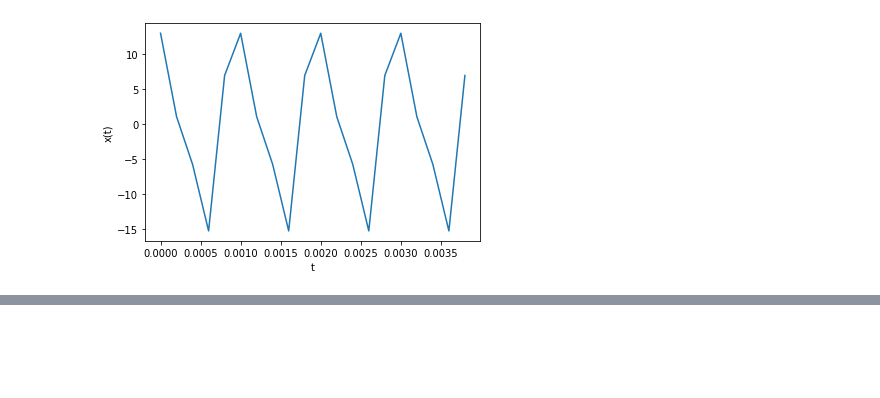
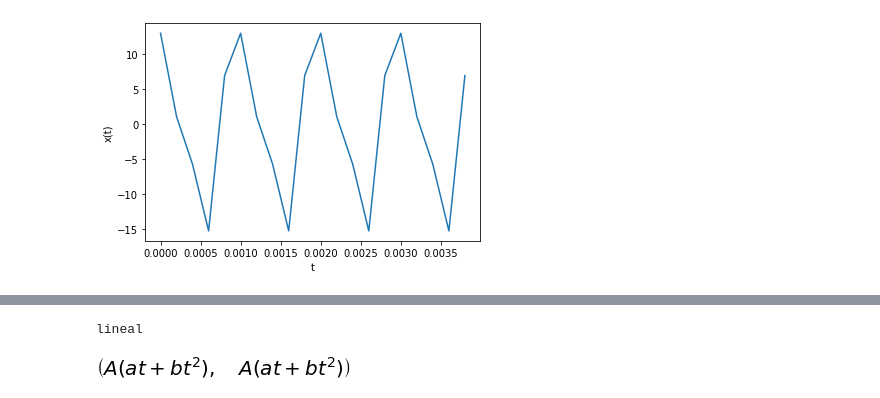
Before and after one commit to jmorand1/Se-ales, a Jupyter notebook: Taller1.ipynb, the cells around one changed output, grey strips where cells are left out. Cells and saved outputs as stored; diff of their text form; code cells hidden in the pictures; blank space fills up the shorter version.

```diff
--- a/Taller1.ipynb
+++ b/Taller1.ipynb
@@ -876,0 +1161,18 @@ $$\cos{\left (\frac{2 \pi}{Fs} Fo n \right )} + \cos{\left (\frac{2 \pi}{Fs} Fo
+# %%
+import sympy as sp
+import matplotlib as plt
+from sympy import init_printing
+init_printing()
+A,B,t,x,y,a,b = sp.symbols('A B t x y a b', Real = True)
+x1 = t
+x2 = t**2
+y1 = A*(a*x1+b*x2)+B
+y2 = A*(a*x1+b*x2)+B*(a+b)
+if (y1 == y2):
+  print('lineal')
+else:
+  print('linealn´t')
+y1,y2
+# %% [output]
+lineal
+[figure, added]
```
Also changed, not shown: parts of 27 cells of this notebook.
